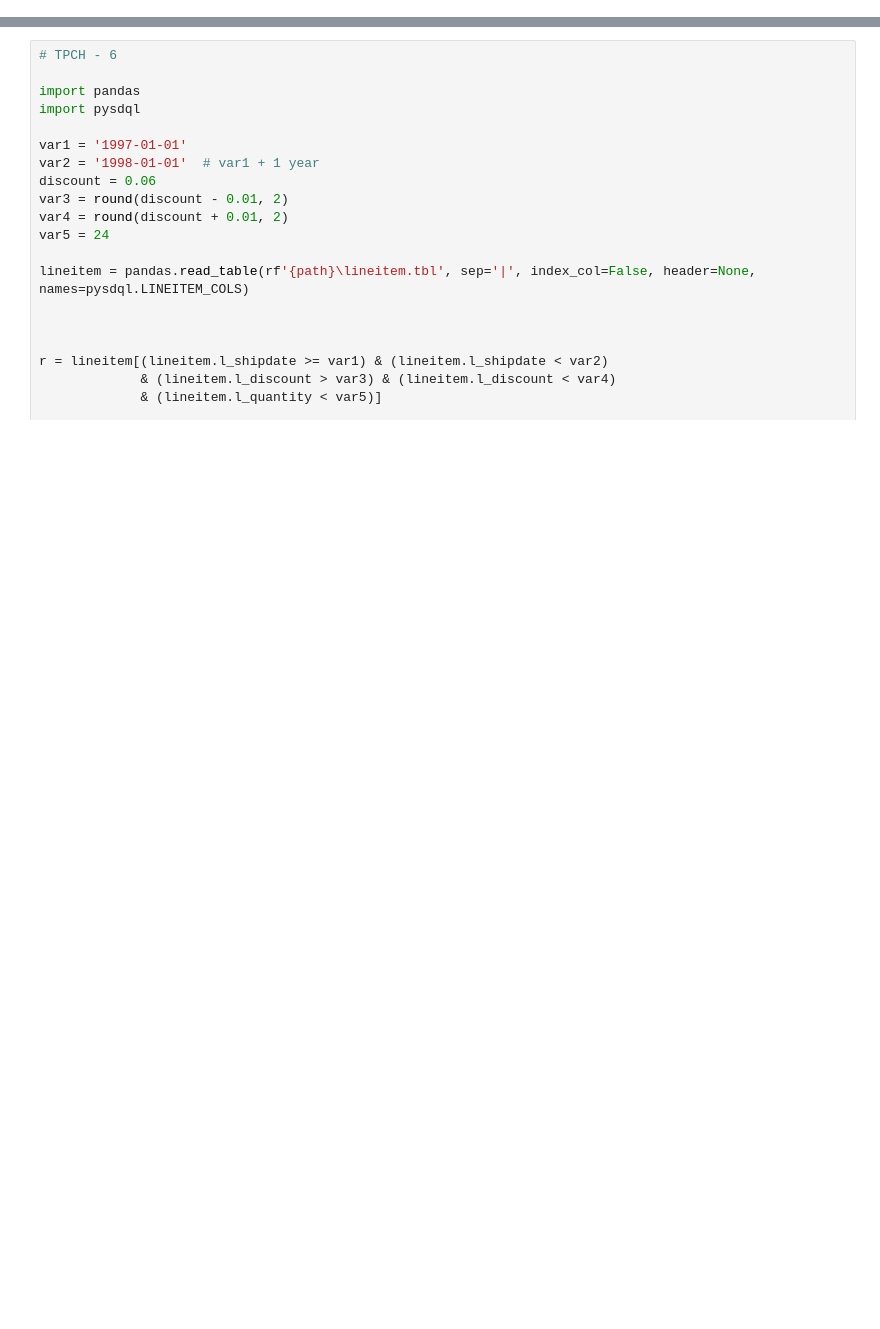
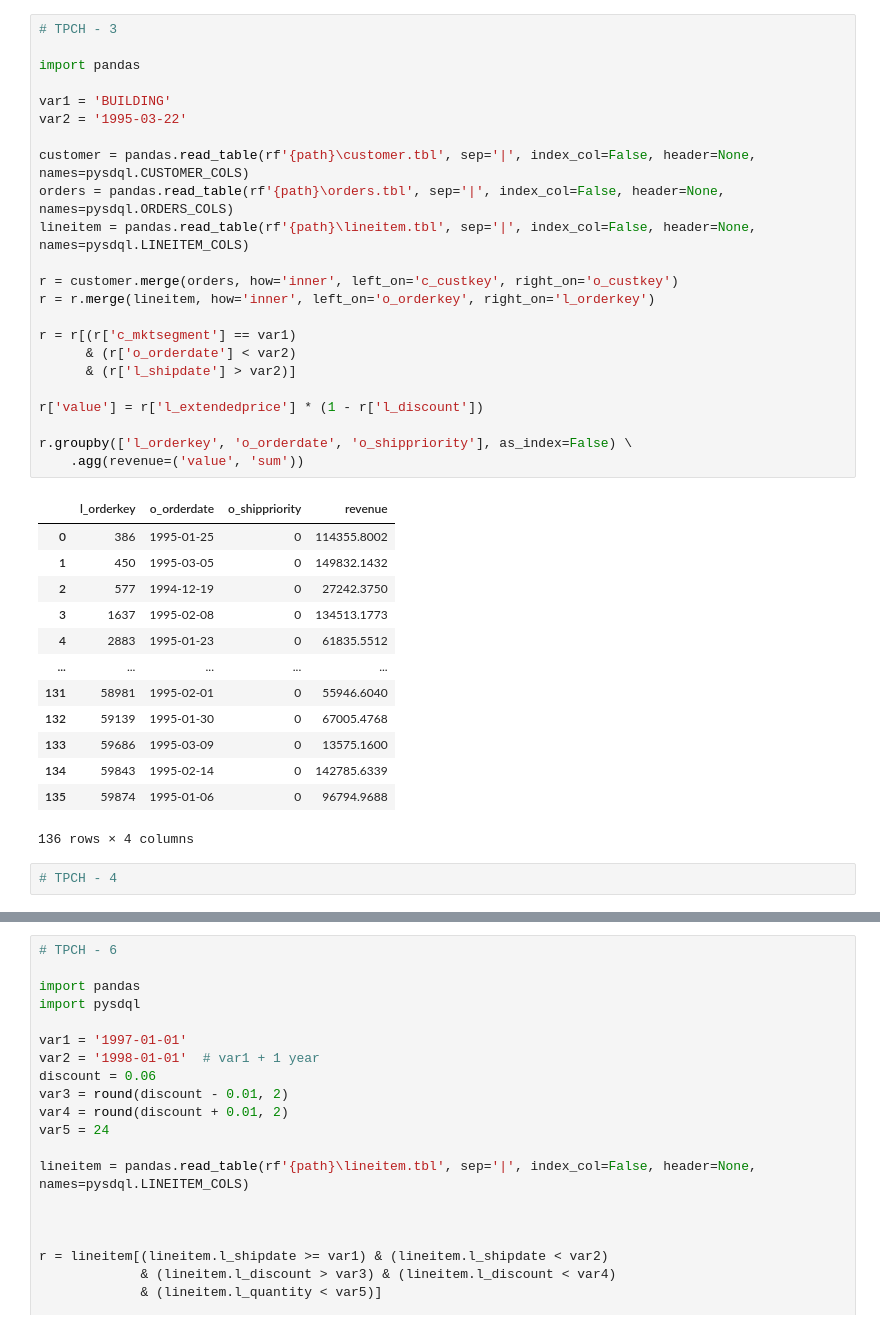
Before and after one commit to Unka-Malloc/pandas-sdql.py, a Jupyter notebook: pandas-query.ipynb, the cells around one changed output, grey strips where cells are left out. Saved outputs shown, nothing was run; the diff lists cells and outputs as text; blank space fills up the shorter version.

```diff
--- a/pandas-query.ipynb
+++ b/pandas-query.ipynb
@@ -113,0 +88,39 @@ print(t)
+# %%
+# TPCH - 3
+
+import pandas
+
+var1 = 'BUILDING'
+var2 = '1995-03-22'
+
+customer = pandas.read_table(rf'{path}\customer.tbl', sep='|', index_col=False, header=None, names=pysdql.CUSTOMER_COLS)
+orders = pandas.read_table(rf'{path}\orders.tbl', sep='|', index_col=False, header=None, names=pysdql.ORDERS_COLS)
+lineitem = pandas.read_table(rf'{path}\lineitem.tbl', sep='|', index_col=False, header=None, names=pysdql.LINEITEM_COLS)
+
+r = customer.merge(orders, how='inner', left_on='c_custkey', right_on='o_custkey')
+r = r.merge(lineitem, how='inner', left_on='o_orderkey', right_on='l_orderkey')
+
+r = r[(r['c_mktsegment'] == var1)
+      & (r['o_orderdate'] < var2)
+      & (r['l_shipdate'] > var2)]
+
+r['value'] = r['l_extendedprice'] * (1 - r['l_discount'])
+
+r.groupby(['l_orderkey', 'o_orderdate', 'o_shippriority'], as_index=False) \
+    .agg(revenue=('value', 'sum'))
+# %% [output]
+|  | l_orderkey | o_orderdate | o_shippriority | revenue |
+| 0 | 386 | 1995-01-25 | 0 | 114355.8002 |
+| 1 | 450 | 1995-03-05 | 0 | 149832.1432 |
+| 2 | 577 | 1994-12-19 | 0 | 27242.3750 |
+| 3 | 1637 | 1995-02-08 | 0 | 134513.1773 |
+| 4 | 2883 | 1995-01-23 | 0 | 61835.5512 |
+| ... | ... | ... | ... | ... |
+| 131 | 58981 | 1995-02-01 | 0 | 55946.6040 |
+| 132 | 59139 | 1995-01-30 | 0 | 67005.4768 |
+| 133 | 59686 | 1995-03-09 | 0 | 13575.1600 |
+| 134 | 59843 | 1995-02-14 | 0 | 142785.6339 |
+| 135 | 59874 | 1995-01-06 | 0 | 96794.9688 |
+136 rows × 4 columns
+# %%
+# TPCH - 4
```
Also changed, not shown: parts of 9 cells of this notebook, 33 other files.
